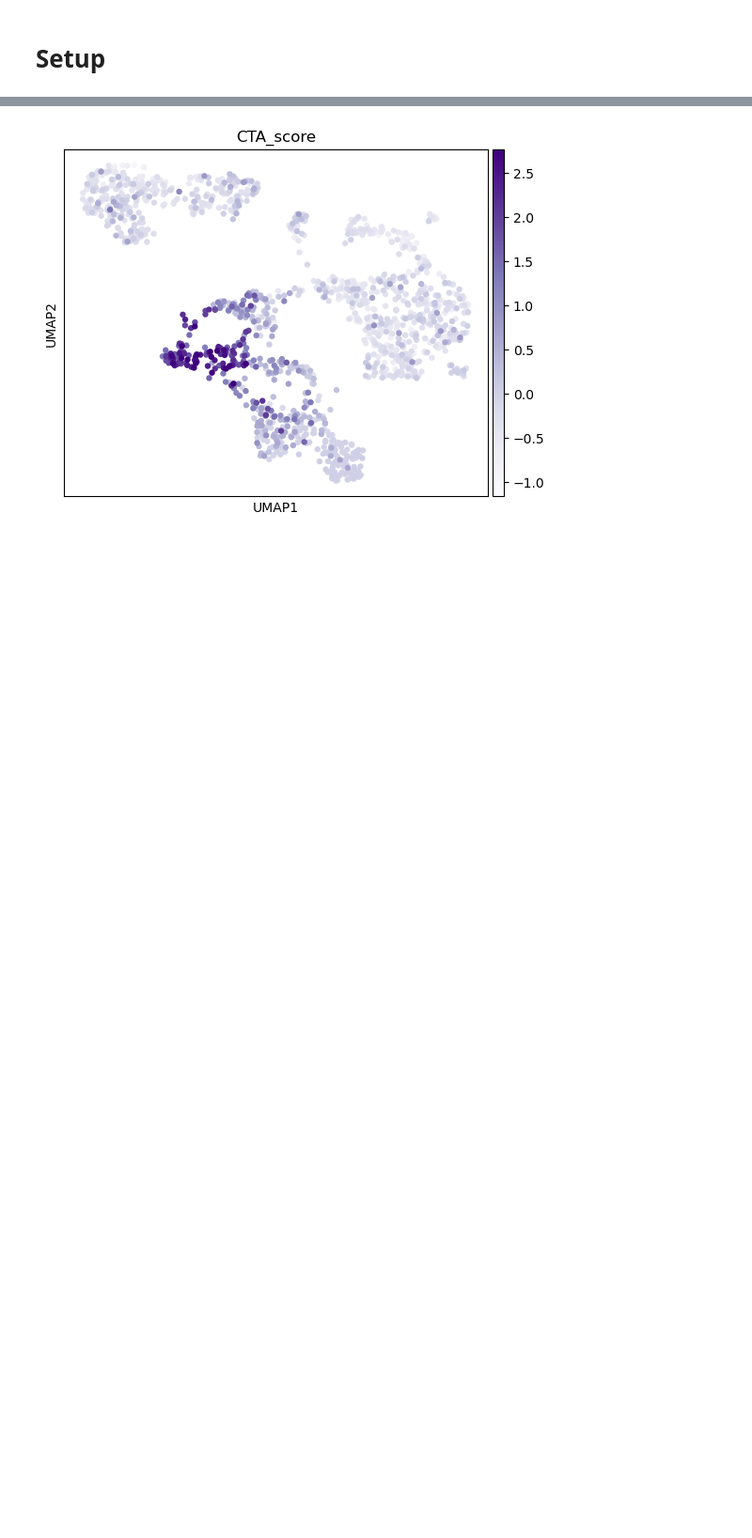
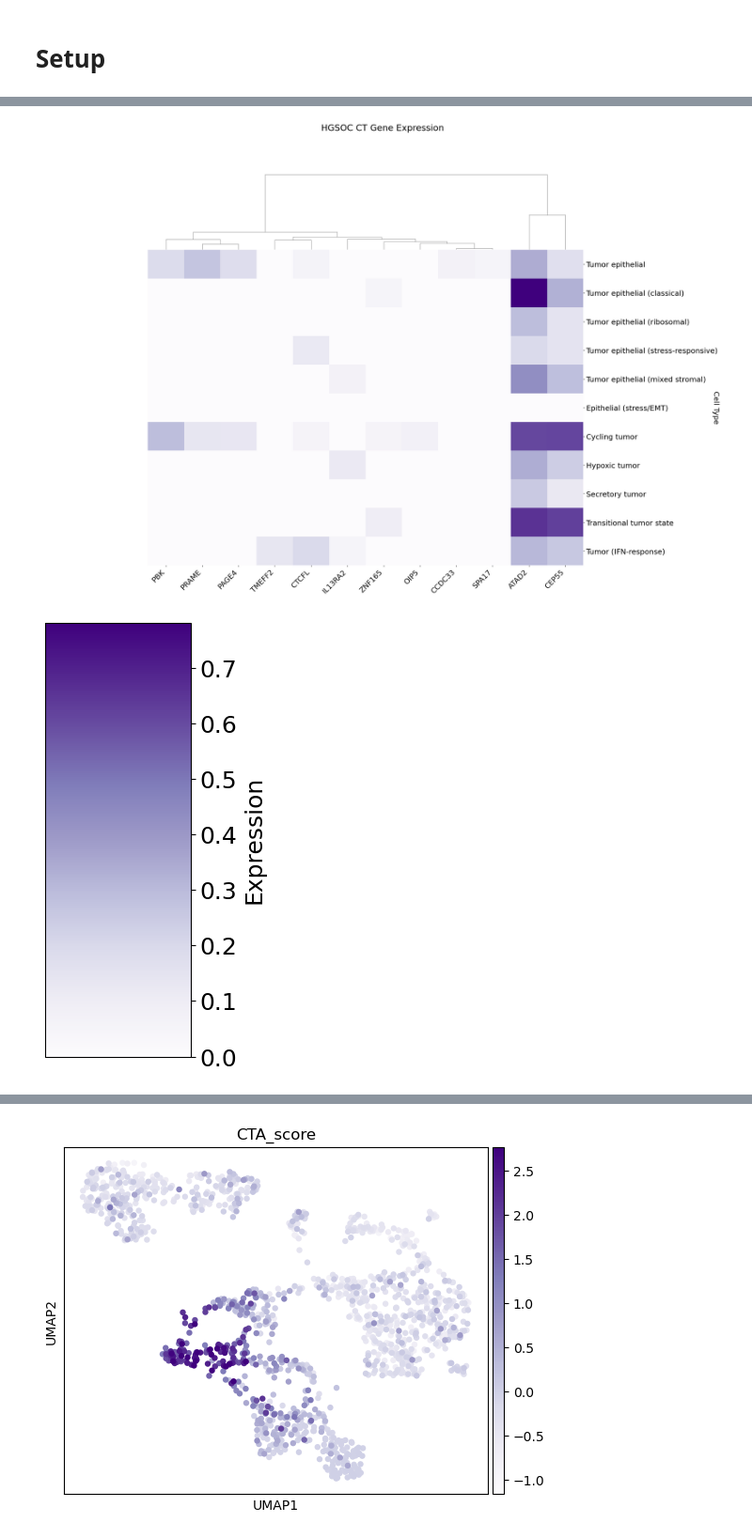
Before and after one commit to ascott-10/cta-onco-fetal, a Jupyter notebook: python_common_scripts/cancer_test.ipynb, the cells around one changed output, grey strips where cells are left out. Shown at 94% size. Saved outputs shown, nothing was run; the diff lists cells and outputs as text; code cells hidden in the pictures; blank space fills up the shorter version.

```diff
--- a/python_common_scripts/cancer_test.ipynb
+++ b/python_common_scripts/cancer_test.ipynb
@@ -101,0 +67,5 @@ Index(['PRDM1', 'KIT'], dtype='object')
+# %%
+df_all = pd.concat([df, mtab_tumors_frac_df],axis=1)
+df_all  = df_all.groupby(level=0, axis=1).mean()
+df_all = df_all .fillna(0)
+df_all
@@ -101,0 +197,5 @@ Index(['PRDM1', 'KIT'], dtype='object')
+# %%
+gene_order = [g for g in gene_order_combined if g in df_all.columns]
+df_all = df_all[gene_order]
+
+gene_order
@@ -101,0 +220,67 @@ Index(['PRDM1', 'KIT'], dtype='object')
+# %%
+%matplotlib inline
+import pandas as pd
+import seaborn as sns
+import matplotlib.pyplot as plt
+import matplotlib as mpl
+
+# --- filter tumor / epithelial rows ---
+tumor_rows = [
+    "Tumor epithelial",
+    "Tumor epithelial (classical)",
+    "Tumor epithelial (ribosomal)",
+    "Tumor epithelial (mixed stromal)",
+    "Tumor epithelial (stress-responsive)",
+    "Epithelial (stress/EMT)",
+    "Cycling tumor",
+    "Hypoxic tumor",
+    "Secretory tumor",
+    "Transitional tumor state",
+    "Tumor (IFN-response)",
+    "Tumor (CTA-high)", "CAF"
+]
+
+tumor_rows = [r for r in tumor_rows if r in df_all.index]
+df_all = df_all.loc[tumor_rows]
+
+# --- enforce cell type order ---
+all_cancer_celltypes_order = [c for c in all_cancer_celltypes_order if c in df_all.index]
+df_all = df_all.loc[all_cancer_celltypes_order]
+
+# --- enforce gene order ---
+gene_order = [g for g in list(set(fetal_genes + all_cancer_gene_order))if g in df_all.columns]
+df_all = df_all[gene_order]
+
+# --- plotting ---
+plt.rcParams['font.size'] = 18
+df_all = df_all.loc[:, (df_all > 0.001).any(axis=0)]
+g = sns.clustermap(
+    df_all,
+    row_cluster=False,
+    col_cluster=True,
+    cmap="Purples",
+    cbar_pos=None,
+    figsize=(24, 16)
+)
+
+g.fig.suptitle("HGSOC CT Gene Expression")
+g.fig.subplots_adjust(top=0.88)
+
+g.ax_heatmap.set_ylabel("Cell Type", rotation=270)
+g.ax_heatmap.set_xticklabels(g.ax_heatmap.get_xticklabels(), rotation=45, ha='right')
+
+# --- standalone colorbar ---
+vmin = df_all.min().min()
+vmax = df_all.max().max()
+
+norm = mpl.colors.Normalize(vmin=vmin, vmax=vmax)
+cmap = mpl.cm.Purples
+
+fig, ax = plt.subplots(figsize=(2, 6))
+cb = mpl.colorbar.ColorbarBase(ax, cmap=cmap, norm=norm)
+cb.set_label("Expression")
+
+plt.show()
+# %% [output]
+[figure, added]
+[figure, added]
```
Also changed, not shown: parts of 24 cells of this notebook, 29 other files.
